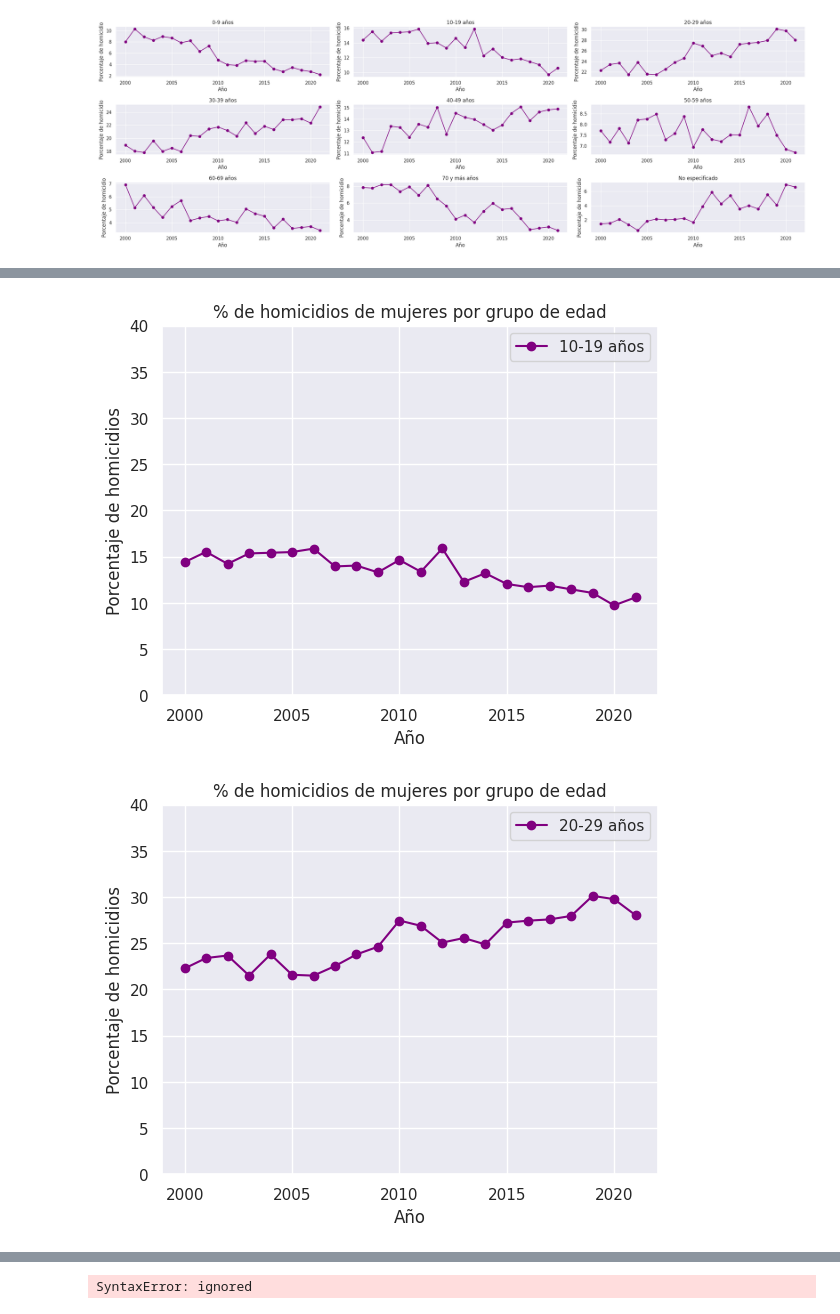
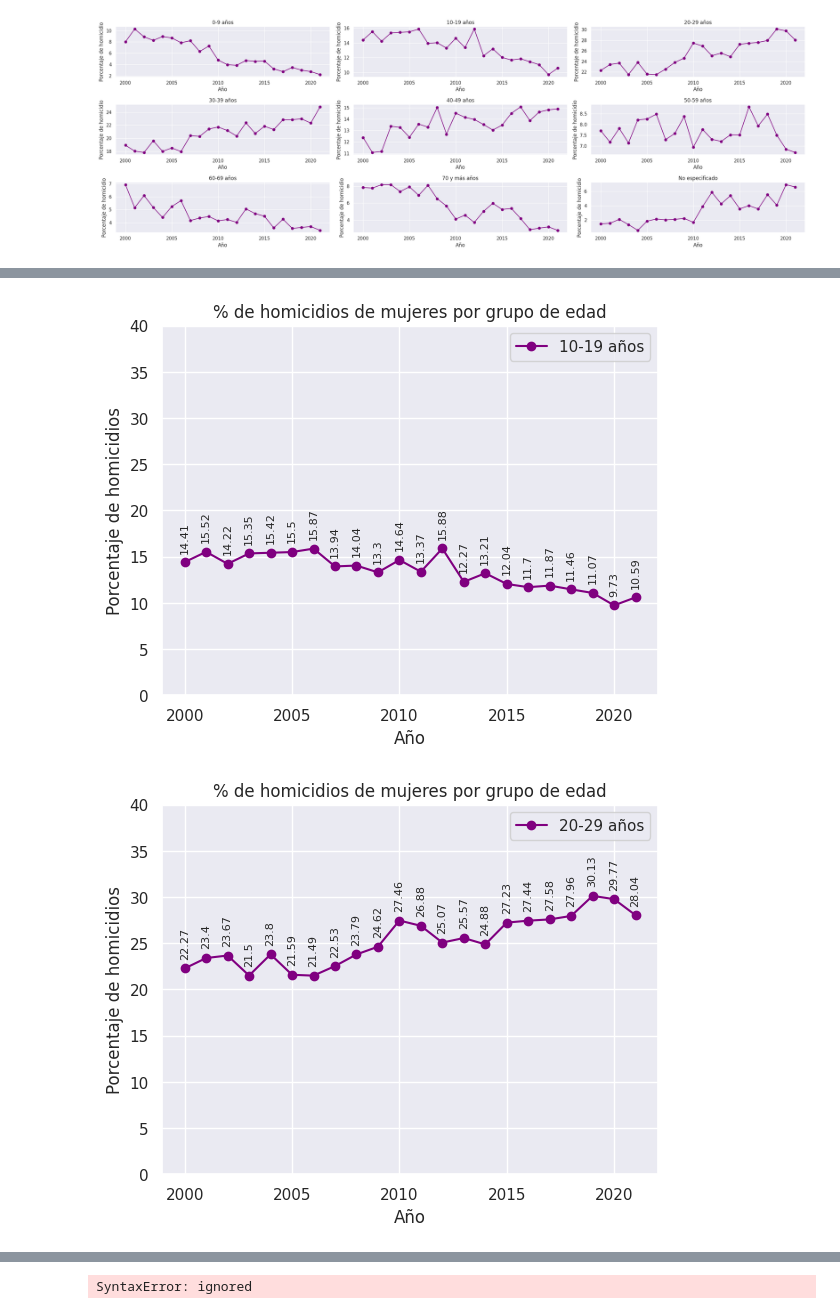
Before and after one commit to FreMeli/ASE_1, a Jupyter notebook: Grupos_de_Edad.ipynb, the cells around one changed output, grey strips where cells are left out. Saved outputs shown, nothing was run; the diff lists cells and outputs as text; code cells hidden in the pictures.

```diff
--- a/Grupos_de_Edad.ipynb
+++ b/Grupos_de_Edad.ipynb
@@ -278,7 +278,7 @@ for i in range(len(Grupos_Ho)):
     plt.title("% de homicidios de hombres por grupo de edad")
     plt.ylim(0, 50)
     plt.legend()
-    #for j, val in enumerate(Grupos_Ho[i]):
-        #plt.text(years[j], val, str(round(val, 2)), ha='center', va='bottom', fontsize=8)
+    for j, val in enumerate(Grupos_Ho[i]):
+      plt.text(years[j], val +1, str(round(val, 2)), ha='center', va='bottom', fontsize=8, rotation=90)
     plt.show()
 # %% [output]
@@ -303,7 +303,7 @@ for i in range(len(Grupos_Mu)):
     plt.title("% de homicidios de mujeres por grupo de edad")
     plt.ylim(0, 40)
     plt.legend()
-    #for j, val in enumerate(Grupos_Ho[i]):
-        #plt.text(years[j], val, str(round(val, 2)), ha='center', va='bottom', fontsize=8)
+    for j, val in enumerate(Grupos_Mu[i]):
+      plt.text(years[j], val +1, str(round(val, 2)), ha='center', va='bottom', fontsize=8, rotation=90)
     plt.show()
 # %% [output]
@@ -311,2 +311,2 @@ for i in range(len(Grupos_Mu)):
-[figure, old version]
+[figure, new version]
-[figure, old version]
+[figure, new version]
```
Also changed, not shown: parts of 4 cells of this notebook.
